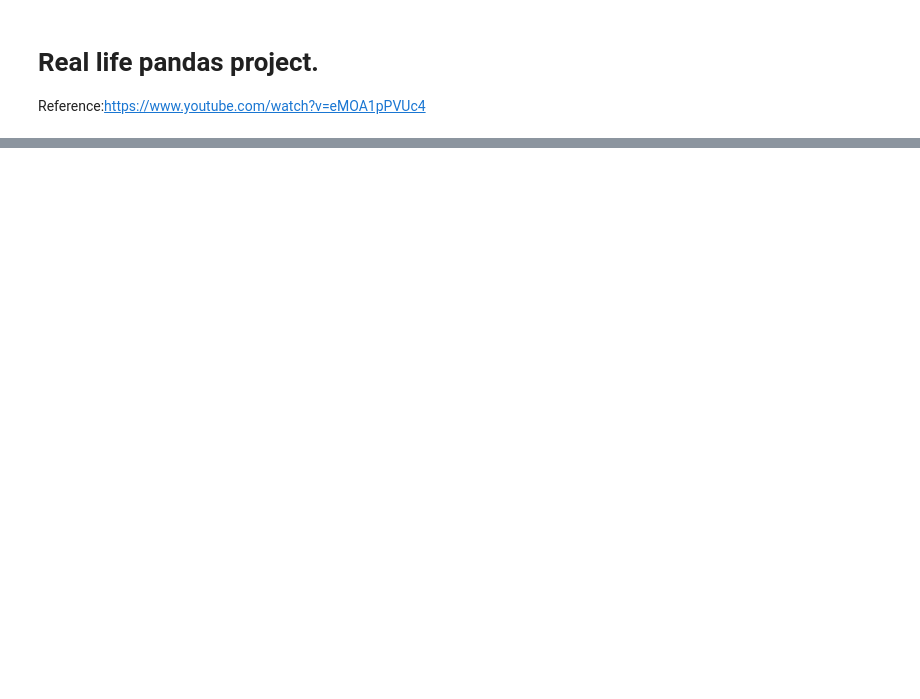
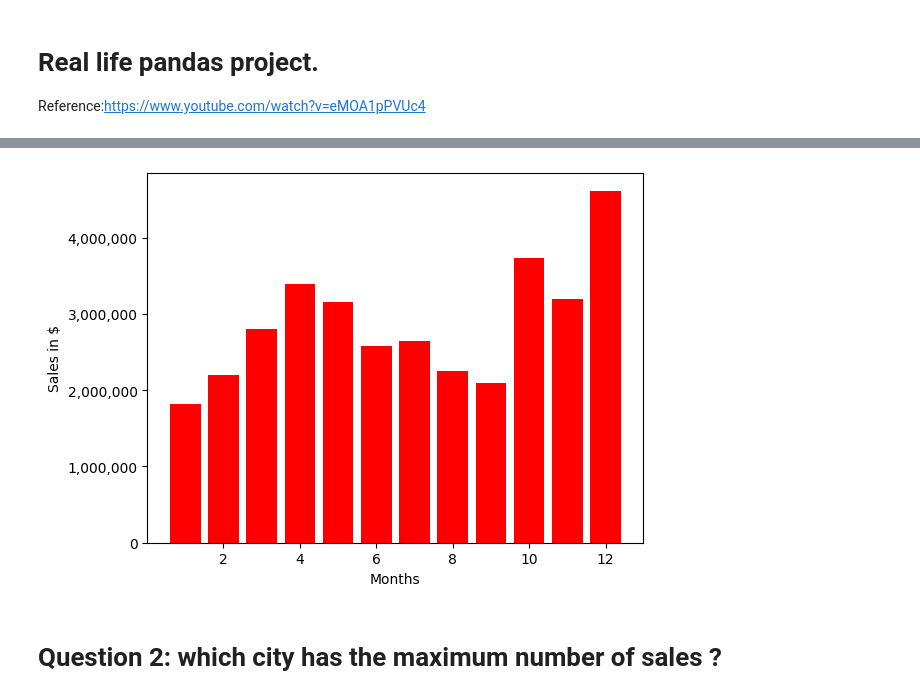
Before and after one commit to FahimTanvir12/Data-Science-and-machine-learning-using-python, a Jupyter notebook: project_on _pandas_and_numpy.ipynb, the cells around one changed output, grey strips where cells are left out. Saved outputs shown, nothing was run; the diff lists cells and outputs as text; code cells hidden in the pictures; blank space fills up the shorter version.

```diff
--- a/project_on _pandas_and_numpy.ipynb
+++ b/project_on _pandas_and_numpy.ipynb
@@ -24,0 +97,5 @@ FileNotFoundError: [Errno 2] No such file or directory: './Sales_Data/Sales_Apri
+# %%
+all_data.columns
+all_data["month"]=all_data['Order Date'].str[0:2]  #Accesing the first two element of the string
+all_data["month"]=all_data['month'].astype('int32')
+all_data.head()
@@ -24,0 +111,8 @@ FileNotFoundError: [Errno 2] No such file or directory: './Sales_Data/Sales_Apri
+# %%
+#Converting columns to particular types
+all_data['Quantity Ordered']=pd.to_numeric(all_data['Quantity Ordered'])
+all_data['Price Each']=pd.to_numeric(all_data['Price Each'])
+# %%
+
+all_data['Sales']=(all_data['Quantity Ordered'])*(all_data['Price Each'])
+all_data.head()
@@ -24,0 +126,16 @@ FileNotFoundError: [Errno 2] No such file or directory: './Sales_Data/Sales_Apri
+# %%
+grouped_data=all_data.groupby(['month'])['Sales'].sum()
+# %%
+
+import matplotlib.pyplot as plt
+import matplotlib.ticker as ticker
+grouped_data_array=np.array(grouped_data)
+months=range(1,13)
+plt.bar(months,all_data.groupby(['month']).sum()['Sales'],color='red')
+plt.xlabel("Months")
+plt.ylabel("Sales in $")
+plt.gca().yaxis.set_major_formatter(ticker.StrMethodFormatter("{x:,.0f}"))
+# %% [output]
+[figure, added]
+# %% [markdown]
+# Question 2: which city has the maximum number of sales ?
```
Also changed, not shown: parts of 29 cells of this notebook.
